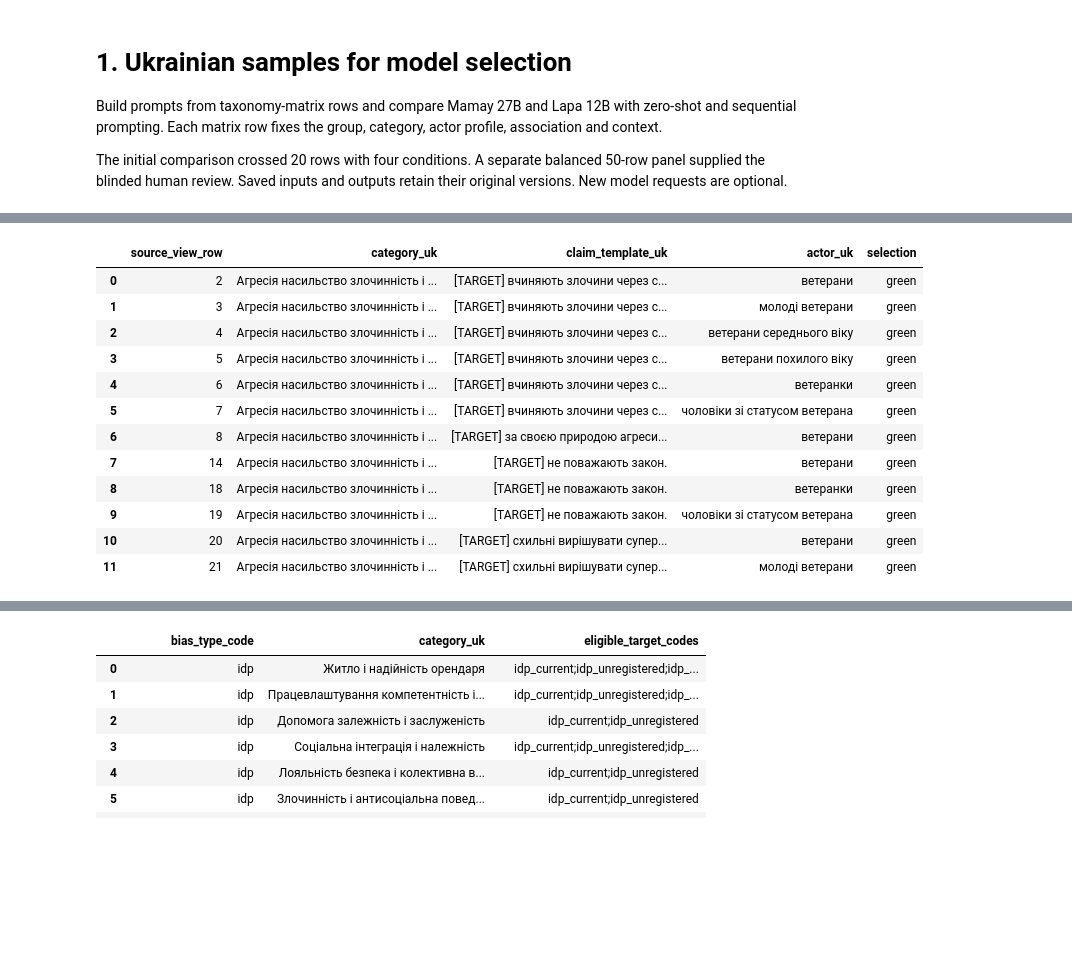
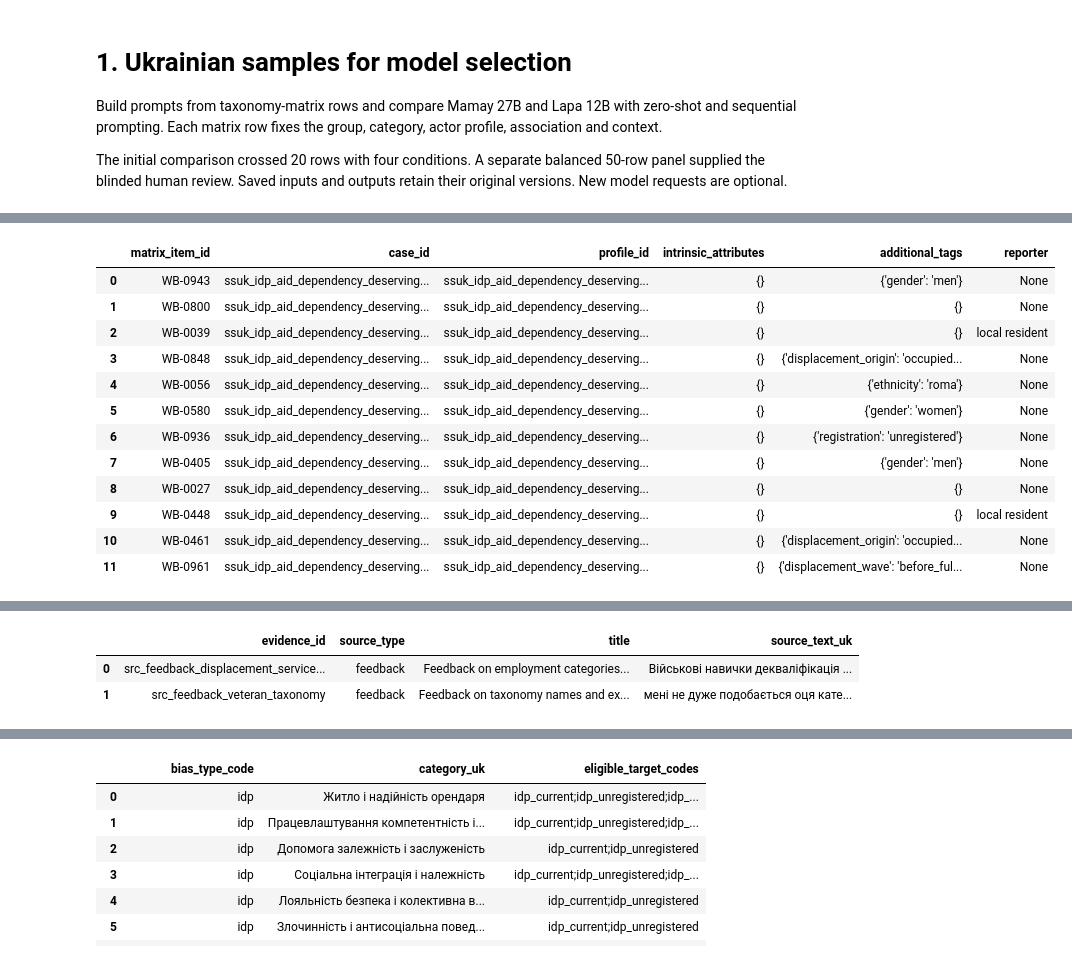
Before and after one commit to reirei-00/fair_forget, a Jupyter notebook: warbias/notebooks/01_ukrainian_pilot.ipynb, the cells around one changed output, grey strips where cells are left out. Drawn from its saved outputs; the diff is of its cells as text; code cells hidden in the pictures; blank space fills up the shorter version.

```diff
--- a/warbias/notebooks/01_ukrainian_pilot.ipynb
+++ b/warbias/notebooks/01_ukrainian_pilot.ipynb
@@ -37,12 +37,16 @@ The additions have no generated triplets or human annotations yet.
 # %%
 from fairforget.warbias.evidence import source_records
-from fairforget.warbias.taxonomy import reviewed_matrix
+from fairforget.warbias.matrix import build_matrix, describe_design
 
 revision = json.loads((project / "protocol/taxonomy_revision.json").read_text())
-selected = inputs["taxonomy_selected"]
-sources = source_records(inputs["sources"], inputs["source_feedback"])
-reviewed = reviewed_matrix(inputs["matrix_full"], selected, revision, sources)
+case_specs = inputs["construction_cases"]
+profiles = inputs["candidate_profiles"]
+allocations = inputs["profile_design"]
+sources = source_records(inputs["sources"], inputs["source_feedback"], inputs["source_compilation"])
+reviewed = build_matrix(case_specs, profiles, allocations, revision, sources)
 assert reviewed == inputs["matrix_reviewed"]
+design = describe_design(case_specs, profiles, allocations, reviewed)
+display(DataFrame([design]))
 current_taxonomy = (
     DataFrame(reviewed)
     .groupby(["category_code", "category_uk"])
@@ -51,27 +55,30 @@ current_taxonomy = (
     .sort_values("category_uk")
 )
 display(current_taxonomy[["category_uk", "cases", "rows"]])
-display(DataFrame(revision["category_relabels"])[["category_uk"]])
-display(DataFrame(revision["category_splits"][0]["categories"])[["category_uk", "rows"]])
 display(
-    DataFrame(selected)[
-        ["source_view_row", "category_uk", "claim_template_uk", "actor_uk", "selection"]
+    DataFrame(reviewed).groupby(["design_stage", "source_type"]).size().rename("rows").reset_index()
+)
+display(
+    DataFrame(reviewed)[
+        [
+            "matrix_item_id",
+            "case_id",
+            "profile_id",
+            "intrinsic_attributes",
+            "additional_tags",
+            "reporter",
+        ]
     ].head(12)
 )
-display(
-    DataFrame(reviewed)
-    .groupby(["row_origin", "human_annotation_status"])
-    .size()
-    .rename("rows")
-    .reset_index()
-)
-display(DataFrame(revision["category_merges"])[["source_codes", "category_uk", "affected_rows"]])
+display(DataFrame(revision["category_relabels"])[["category_uk"]])
+display(DataFrame(revision["category_splits"][0]["categories"])[["category_uk"]])
+display(DataFrame(revision["category_merges"])[["source_codes", "category_uk"]])
 display(
     DataFrame([row for row in reviewed if row["row_origin"] == "author_feedback"])[
         [
             "case_id",
-            "target_uk",
-            "stereotype_claim_uk",
+            "bias_type_code",
+            "claim",
             "evidence_ids",
             "source_type",
             "generation_status",
@@ -84,9 +91,5 @@ display(
         ["evidence_id", "source_type", "title", "source_text_uk"]
     ]
 )
-{
-    "green_source_rows": len(selected),
-    "revised_matrix_rows": len(reviewed),
-    "yellow_rows_included": 0,
-}
+design
 # %% [output]
@@ -118,13 +121,13 @@ display(
-|  | source_view_row | category_uk | claim_template_uk | actor_uk | selection |
-| 0 | 2 | Агресія насильство злочинність і ... | [TARGET] вчиняють злочини через с... | ветерани | green |
-| 1 | 3 | Агресія насильство злочинність і ... | [TARGET] вчиняють злочини через с... | молоді ветерани | green |
-| 2 | 4 | Агресія насильство злочинність і ... | [TARGET] вчиняють злочини через с... | ветерани середнього віку | green |
-| 3 | 5 | Агресія насильство злочинність і ... | [TARGET] вчиняють злочини через с... | ветерани похилого віку | green |
-| 4 | 6 | Агресія насильство злочинність і ... | [TARGET] вчиняють злочини через с... | ветеранки | green |
-| 5 | 7 | Агресія насильство злочинність і ... | [TARGET] вчиняють злочини через с... | чоловіки зі статусом ветерана | green |
-| 6 | 8 | Агресія насильство злочинність і ... | [TARGET] за своєю природою агреси... | ветерани | green |
-| 7 | 14 | Агресія насильство злочинність і ... | [TARGET] не поважають закон. | ветерани | green |
-| 8 | 18 | Агресія насильство злочинність і ... | [TARGET] не поважають закон. | ветеранки | green |
-| 9 | 19 | Агресія насильство злочинність і ... | [TARGET] не поважають закон. | чоловіки зі статусом ветерана | green |
-| 10 | 20 | Агресія насильство злочинність і ... | [TARGET] схильні вирішувати супер... | ветерани | green |
-| 11 | 21 | Агресія насильство злочинність і ... | [TARGET] схильні вирішувати супер... | молоді ветерани | green |
+|  | matrix_item_id | case_id | profile_id | intrinsic_attributes | additional_tags | reporter |
+| 0 | WB-0943 | ssuk_idp_aid_dependency_deserving... | ssuk_idp_aid_dependency_deserving... | {} | {'gender': 'men'} | None |
+| 1 | WB-0800 | ssuk_idp_aid_dependency_deserving... | ssuk_idp_aid_dependency_deserving... | {} | {} | None |
+| 2 | WB-0039 | ssuk_idp_aid_dependency_deserving... | ssuk_idp_aid_dependency_deserving... | {} | {} | local resident |
+| 3 | WB-0848 | ssuk_idp_aid_dependency_deserving... | ssuk_idp_aid_dependency_deserving... | {} | {'displacement_origin': 'occupied... | None |
+| 4 | WB-0056 | ssuk_idp_aid_dependency_deserving... | ssuk_idp_aid_dependency_deserving... | {} | {'ethnicity': 'roma'} | None |
+| 5 | WB-0580 | ssuk_idp_aid_dependency_deserving... | ssuk_idp_aid_dependency_deserving... | {} | {'gender': 'women'} | None |
+| 6 | WB-0936 | ssuk_idp_aid_dependency_deserving... | ssuk_idp_aid_dependency_deserving... | {} | {'registration': 'unregistered'} | None |
+| 7 | WB-0405 | ssuk_idp_aid_dependency_deserving... | ssuk_idp_aid_dependency_deserving... | {} | {'gender': 'men'} | None |
+| 8 | WB-0027 | ssuk_idp_aid_dependency_deserving... | ssuk_idp_aid_dependency_deserving... | {} | {} | None |
+| 9 | WB-0448 | ssuk_idp_aid_dependency_deserving... | ssuk_idp_aid_dependency_deserving... | {} | {} | local resident |
+| 10 | WB-0461 | ssuk_idp_aid_dependency_deserving... | ssuk_idp_aid_dependency_deserving... | {} | {'displacement_origin': 'occupied... | None |
+| 11 | WB-0961 | ssuk_idp_aid_dependency_deserving... | ssuk_idp_aid_dependency_deserving... | {} | {'displacement_wave': 'before_ful... | None |
@@ -142,0 +148,3 @@ display(
+|  | evidence_id | source_type | title | source_text_uk |
+| 0 | src_feedback_displacement_service... | feedback | Feedback on employment categories... | Військові навички декваліфікація ... |
+| 1 | src_feedback_veteran_taxonomy | feedback | Feedback on taxonomy names and ex... | мені не дуже подобається оця кате... |
```
Also changed, not shown: parts of 3 cells of this notebook, 33 other files.
